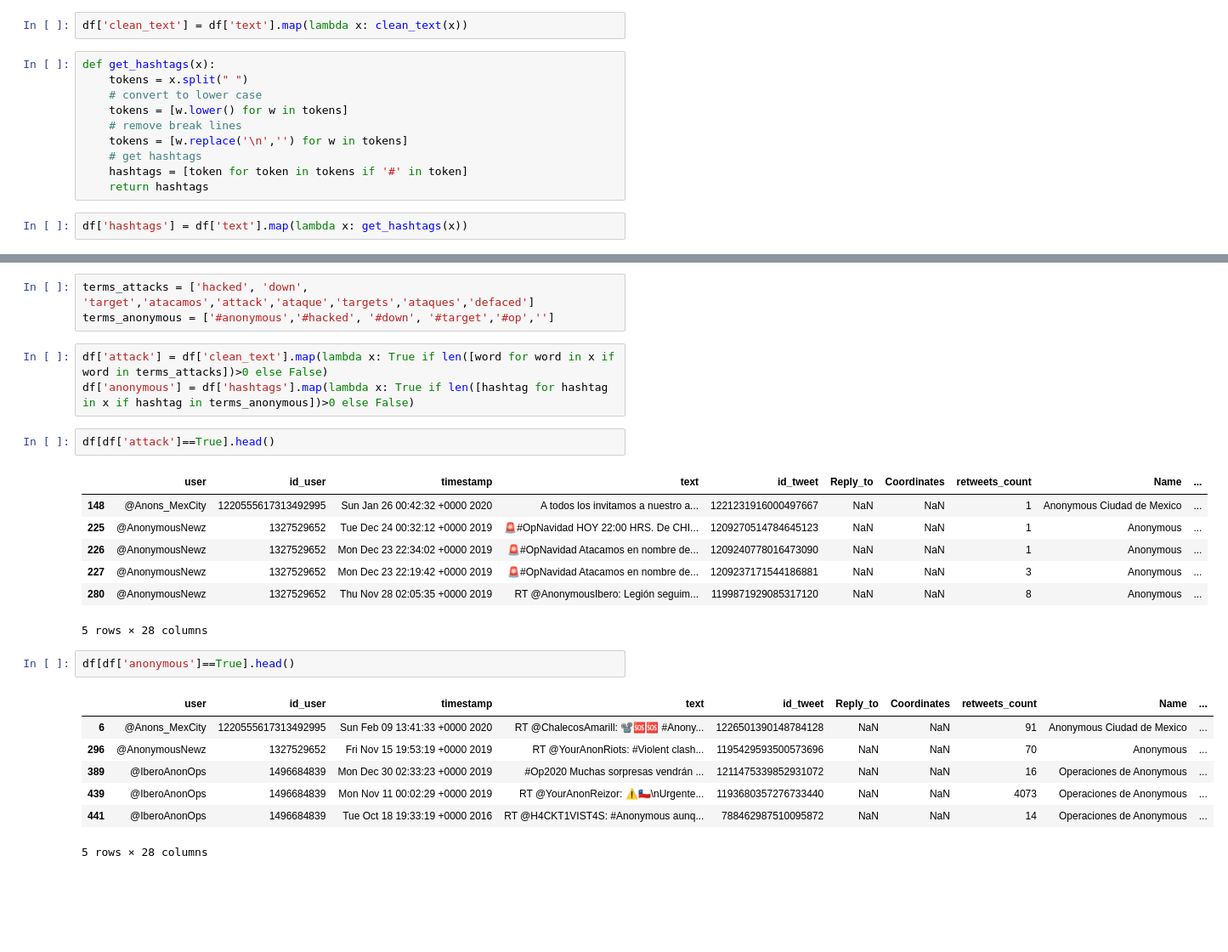
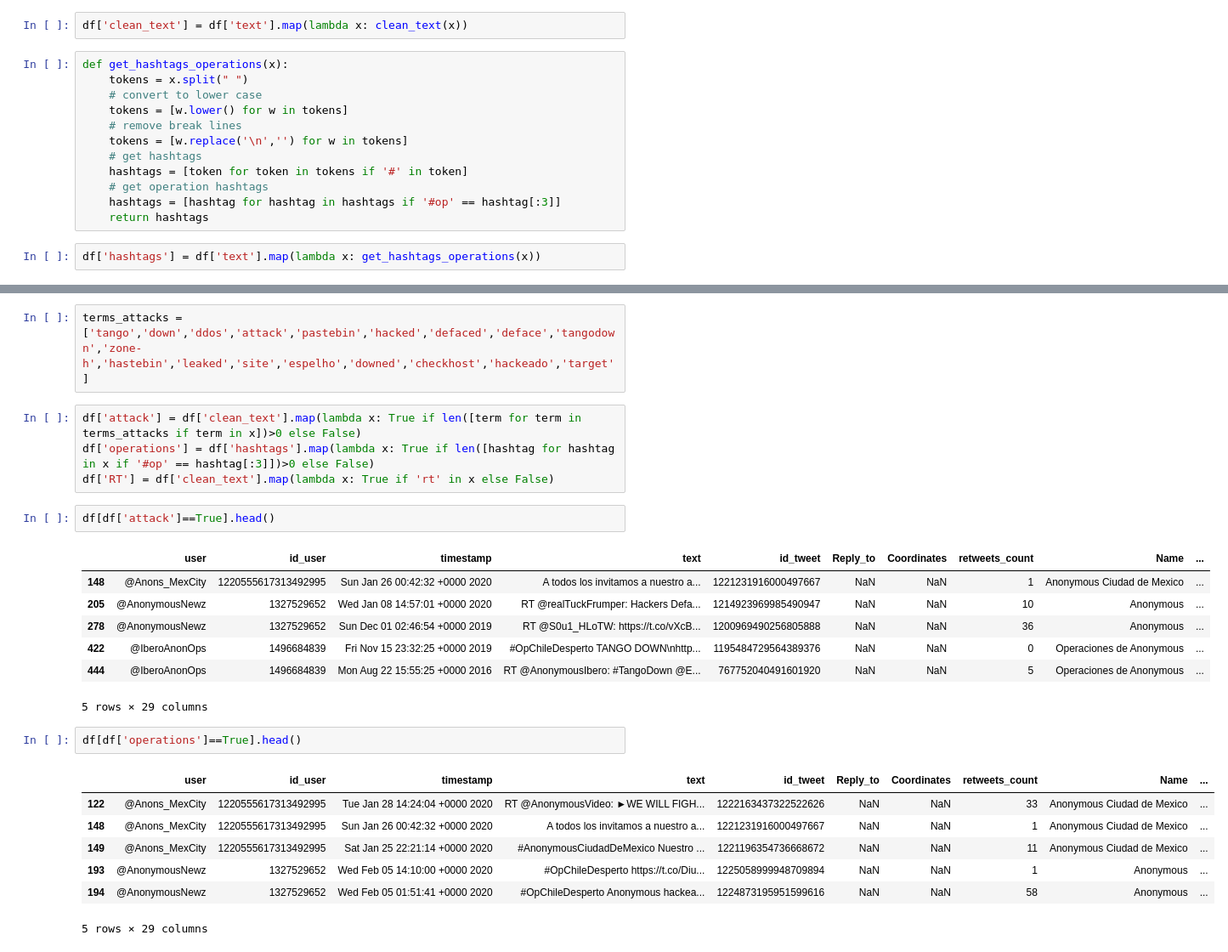
Before and after one commit to jorgeramirezcarrasco/platintel, a Jupyter notebook: notebooks/Preprocessing.ipynb, the cells around one changed output, grey strips where cells are left out. Shown at 85% size. Drawn from its saved outputs; the diff is of its cells as text; blank space fills up the shorter version.

```diff
--- a/notebooks/Preprocessing.ipynb
+++ b/notebooks/Preprocessing.ipynb
@@ -36,7 +36,7 @@ def clean_text(x):
 # %%
 df['clean_text'] = df['text'].map(lambda x: clean_text(x))
 # %%
-def get_hashtags(x):
+def get_hashtags_operations(x):
     tokens = x.split(" ")
     # convert to lower case
     tokens = [w.lower() for w in tokens]
@@ -44,9 +44,11 @@ def get_hashtags(x):
     tokens = [w.replace('\n','') for w in tokens]
     # get hashtags
     hashtags = [token for token in tokens if '#' in token]
+    # get operation hashtags
+    hashtags = [hashtag for hashtag in hashtags if '#op' == hashtag[:3]]
     return hashtags
 # %%
-df['hashtags'] = df['text'].map(lambda x: get_hashtags(x))
+df['hashtags'] = df['text'].map(lambda x: get_hashtags_operations(x))
 # %%
 df['user'].value_counts()
 # %% [output]
@@ -69,28 +71,28 @@ df['user'].value_counts()
 Name: user, dtype: int64
-# %%
-terms_attacks = ['hacked', 'down', 'target','atacamos','attack','ataque','targets','ataques','defaced']
-terms_anonymous = ['#anonymous','#hacked', '#down', '#target','#op','']
+# %%
+terms_attacks = ['tango','down','ddos','attack','pastebin','hacked','defaced','deface','tangodown','zone-h','hastebin','leaked','site','espelho','downed','checkhost','hackeado','target']
 # %%
-df['attack'] = df['clean_text'].map(lambda x: True if len([word for word in x if word in terms_attacks])>0 else False)
-df['anonymous'] = df['hashtags'].map(lambda x: True if len([hashtag for hashtag in x if hashtag in terms_anonymous])>0 else False)
+df['attack'] = df['clean_text'].map(lambda x: True if len([term for term in terms_attacks if term in x])>0 else False)
+df['operations'] = df['hashtags'].map(lambda x: True if len([hashtag for hashtag in x if '#op' == hashtag[:3]])>0 else False)
+df['RT'] = df['clean_text'].map(lambda x: True if 'rt' in x else False)
 # %%
 df[df['attack']==True].head()
 # %% [output]
 |  | user | id_user | timestamp | text | id_tweet | Reply_to | Coordinates | retweets_count | Name | ... |
 | 148 | @Anons_MexCity | 1220555617313492995 | Sun Jan 26 00:42:32 +0000 2020 | A todos los invitamos a nuestro a... | 1221231916000497667 | NaN | NaN | 1 | Anonymous Ciudad de Mexico | ... |
-| 225 | @AnonymousNewz | 1327529652 | Tue Dec 24 00:32:12 +0000 2019 | 🚨#OpNavidad HOY 22:00 HRS. De CHI... | 1209270514784645123 | NaN | NaN | 1 | Anonymous | ... |
-| 226 | @AnonymousNewz | 1327529652 | Mon Dec 23 22:34:02 +0000 2019 | 🚨#OpNavidad Atacamos en nombre de... | 1209240778016473090 | NaN | NaN | 1 | Anonymous | ... |
-| 227 | @AnonymousNewz | 1327529652 | Mon Dec 23 22:19:42 +0000 2019 | 🚨#OpNavidad Atacamos en nombre de... | 1209237171544186881 | NaN | NaN | 3 | Anonymous | ... |
-| 280 | @AnonymousNewz | 1327529652 | Thu Nov 28 02:05:35 +0000 2019 | RT @AnonymousIbero: Legión seguim... | 1199871929085317120 | NaN | NaN | 8 | Anonymous | ... |
+| 205 | @AnonymousNewz | 1327529652 | Wed Jan 08 14:57:01 +0000 2020 | RT @realTuckFrumper: Hackers Defa... | 1214923969985490947 | NaN | NaN | 10 | Anonymous | ... |
+| 278 | @AnonymousNewz | 1327529652 | Sun Dec 01 02:46:54 +0000 2019 | RT @S0u1_HLoTW: https://t.co/vXcB... | 1200969490256805888 | NaN | NaN | 36 | Anonymous | ... |
+| 422 | @IberoAnonOps | 1496684839 | Fri Nov 15 23:32:25 +0000 2019 | #OpChileDesperto TANGO DOWN\nhttp... | 1195484729564389376 | NaN | NaN | 0 | Operaciones de Anonymous | ... |
+| 444 | @IberoAnonOps | 1496684839 | Mon Aug 22 15:55:25 +0000 2016 | RT @AnonymousIbero: #TangoDown @E... | 767752040491601920 | NaN | NaN | 5 | Operaciones de Anonymous | ... |
-5 rows × 28 columns
+5 rows × 29 columns
 # %%
-df[df['anonymous']==True].head()
+df[df['operations']==True].head()
 # %% [output]
 |  | user | id_user | timestamp | text | id_tweet | Reply_to | Coordinates | retweets_count | Name | ... |
-| 6 | @Anons_MexCity | 1220555617313492995 | Sun Feb 09 13:41:33 +0000 2020 | RT @ChalecosAmarill: 📽🆘️🆘️ #Anony... | 1226501390148784128 | NaN | NaN | 91 | Anonymous Ciudad de Mexico | ... |
-| 296 | @AnonymousNewz | 1327529652 | Fri Nov 15 19:53:19 +0000 2019 | RT @YourAnonRiots: #Violent clash... | 1195429593500573696 | NaN | NaN | 70 | Anonymous | ... |
-| 389 | @IberoAnonOps | 1496684839 | Mon Dec 30 02:33:23 +0000 2019 | #Op2020 Muchas sorpresas vendrán ... | 1211475339852931072 | NaN | NaN | 16 | Operaciones de Anonymous | ... |
-| 439 | @IberoAnonOps | 1496684839 | Mon Nov 11 00:02:29 +0000 2019 | RT @YourAnonReizor: ⚠️🇨🇱\nUrgente... | 1193680357276733440 | NaN | NaN | 4073 | Operaciones de Anonymous | ... |
-| 441 | @IberoAnonOps | 1496684839 | Tue Oct 18 19:33:19 +0000 2016 | RT @H4CKT1VIST4S: #Anonymous aunq... | 788462987510095872 | NaN | NaN | 14 | Operaciones de Anonymous | ... |
+| 122 | @Anons_MexCity | 1220555617313492995 | Tue Jan 28 14:24:04 +0000 2020 | RT @AnonymousVideo: ►WE WILL FIGH... | 1222163437322522626 | NaN | NaN | 33 | Anonymous Ciudad de Mexico | ... |
+| 148 | @Anons_MexCity | 1220555617313492995 | Sun Jan 26 00:42:32 +0000 2020 | A todos los invitamos a nuestro a... | 1221231916000497667 | NaN | NaN | 1 | Anonymous Ciudad de Mexico | ... |
+| 149 | @Anons_MexCity | 1220555617313492995 | Sat Jan 25 22:21:14 +0000 2020 | #AnonymousCiudadDeMexico Nuestro ... | 1221196354736668672 | NaN | NaN | 11 | Anonymous Ciudad de Mexico | ... |
+| 193 | @AnonymousNewz | 1327529652 | Wed Feb 05 14:10:00 +0000 2020 | #OpChileDesperto https://t.co/Diu... | 1225058999948709894 | NaN | NaN | 1 | Anonymous | ... |
+| 194 | @AnonymousNewz | 1327529652 | Wed Feb 05 01:51:41 +0000 2020 | #OpChileDesperto Anonymous hackea... | 1224873195951599616 | NaN | NaN | 58 | Anonymous | ... |
-5 rows × 28 columns
+5 rows × 29 columns
 # %%
```
Also changed, not shown: parts of 6 cells of this notebook, 5 other files.
